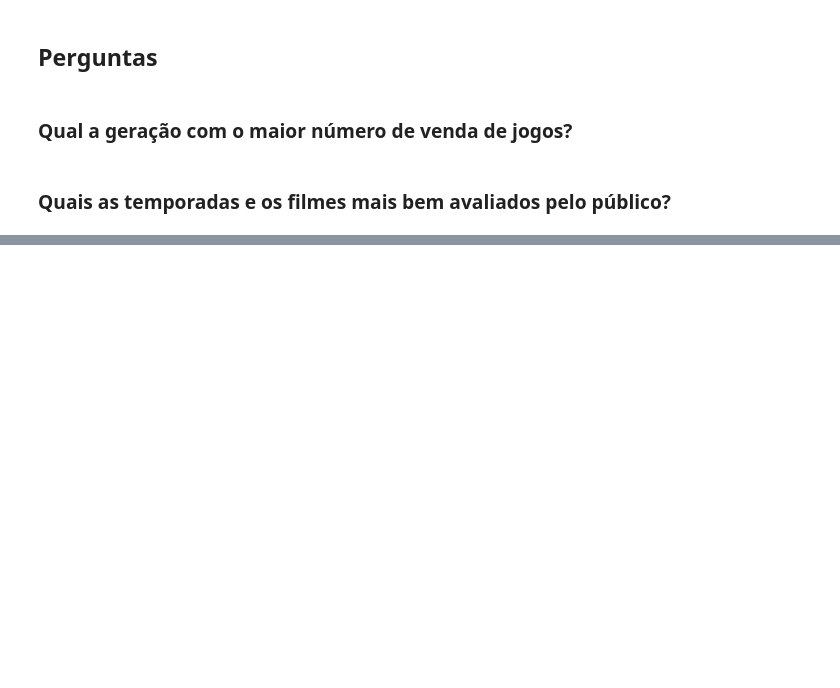
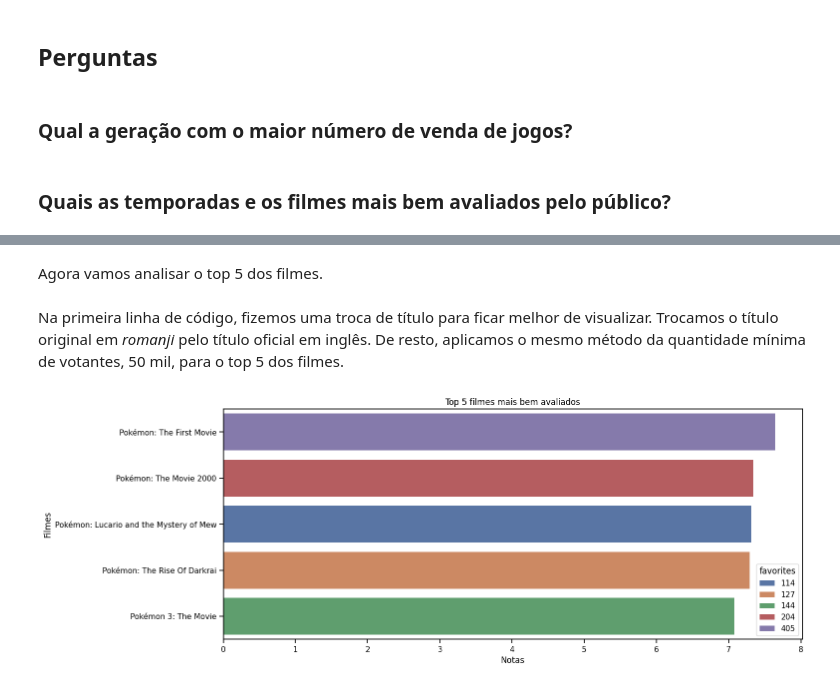
Before and after one commit to samu-3l/Projeto-ICD, a Jupyter notebook: Relatório - Projeto Pokémon.ipynb, the cells around one changed output, grey strips where cells are left out. Cells and saved outputs as stored; diff of their text form; code cells hidden in the pictures; blank space fills up the shorter version.

```diff
--- a/Relatório - Projeto Pokémon.ipynb
+++ b/Relatório - Projeto Pokémon.ipynb
@@ -185,0 +199,18 @@ Pronto, agora estamos prontos para a análise.
+# %% [markdown]
+Agora vamos analisar o top 5 dos filmes.
+# %%
+animes_movies['title'] = animes_movies['title_english'] # troca o nome do título em romanji para o título em inglês
+quantmin = 50000
+top_movies = animes_movies[animes_movies['scored_by'] >= quantmin]
+# %% [markdown]
+Na primeira linha de código, fizemos uma troca de título para ficar melhor de visualizar. Trocamos o título original em _romanji_ pelo título oficial em inglês. De resto, aplicamos o mesmo método da quantidade mínima de votantes, 50 mil, para o top 5 dos filmes.
+# %%
+top5_movies = top5_movies.sort_values(by='score', ascending=False) # ordenando por nota em ordem decrescente
+plt.figure(figsize=(15, 6)) # tamanho da figura
+sns.barplot(data=top_movies[:5], x='score', y='title', hue='favorites', palette='deep') # função pra criar o gráfico
+plt.title("Top 5 filmes mais bem avaliados") # título
+plt.xlabel("Notas") # nome pro eixo x
+plt.ylabel("Filmes") # nome pro eixo y
+plt.show() # mostrar gráfico
+# %% [output]
+[figure, added]
```
Also changed, not shown: parts of 18 cells of this notebook.
